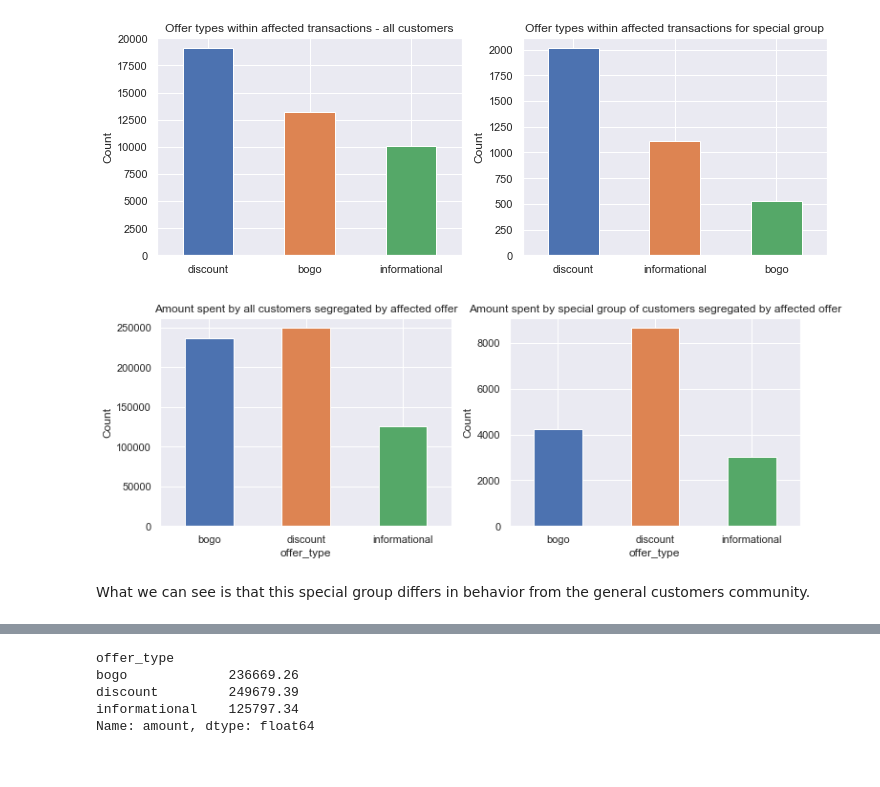
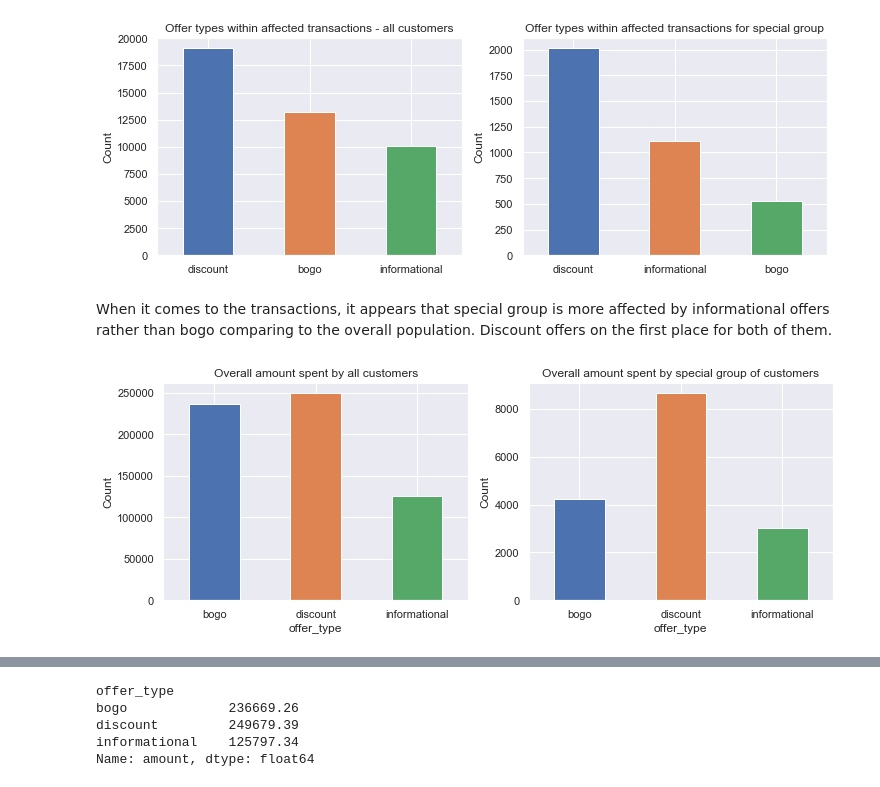
Before and after one commit to Kusainov/funksvd-starbucks, a Jupyter notebook: Starbucks_Capstone_notebook.ipynb, the cells around one changed output, grey strips where cells are left out. Drawn from its saved outputs; the diff is of its cells as text; code cells hidden in the pictures.

```diff
--- a/Starbucks_Capstone_notebook.ipynb
+++ b/Starbucks_Capstone_notebook.ipynb
@@ -1210,25 +1201,25 @@ ax2.set_ylabel('Count')
 plt.show ()
 # %% [output]
 [figure]
+# %% [markdown]
+When it comes to the transactions, it appears that special group is more affected by informational offers rather than bogo comparing to the overall population. Discount offers on the first place for both of them.
 # %%
 #let's verify amount spent by consumers within each offer type.
 
 fig, axes = plt.subplots(nrows=1, ncols=2, figsize = (12,4))
 ax1=axes[0]
 ax2=axes[1]
 
 trans_affect.groupby('offer_type')['amount'].sum().plot(kind='bar', ax=ax1)
 ax1.set_xticklabels(ax1.get_xticklabels(), rotation=0)
-ax1.set_title('Amount spent by all customers segregated by affected offer')
+ax1.set_title('Overall amount spent by all customers')
 ax1.set_ylabel('Count')
 
 trans_affect [trans_affect ['gender']=='S'].groupby('offer_type')['amount'].sum().plot(kind='bar', ax=ax2)
 ax2.set_xticklabels(ax2.get_xticklabels(), rotation=0)
-ax2.set_title('Amount spent by special group of customers segregated by affected offer')
+ax2.set_title('Overall amount spent by special group of customers')
 ax2.set_ylabel('Count')
 
 plt.show ()
 # %% [output]
-[figure, old version]
+[figure, new version]
-# %% [markdown]
-What we can see is that this special group differs in behavior from the general customers community.
```
Also changed, not shown: parts of 83 cells of this notebook.
